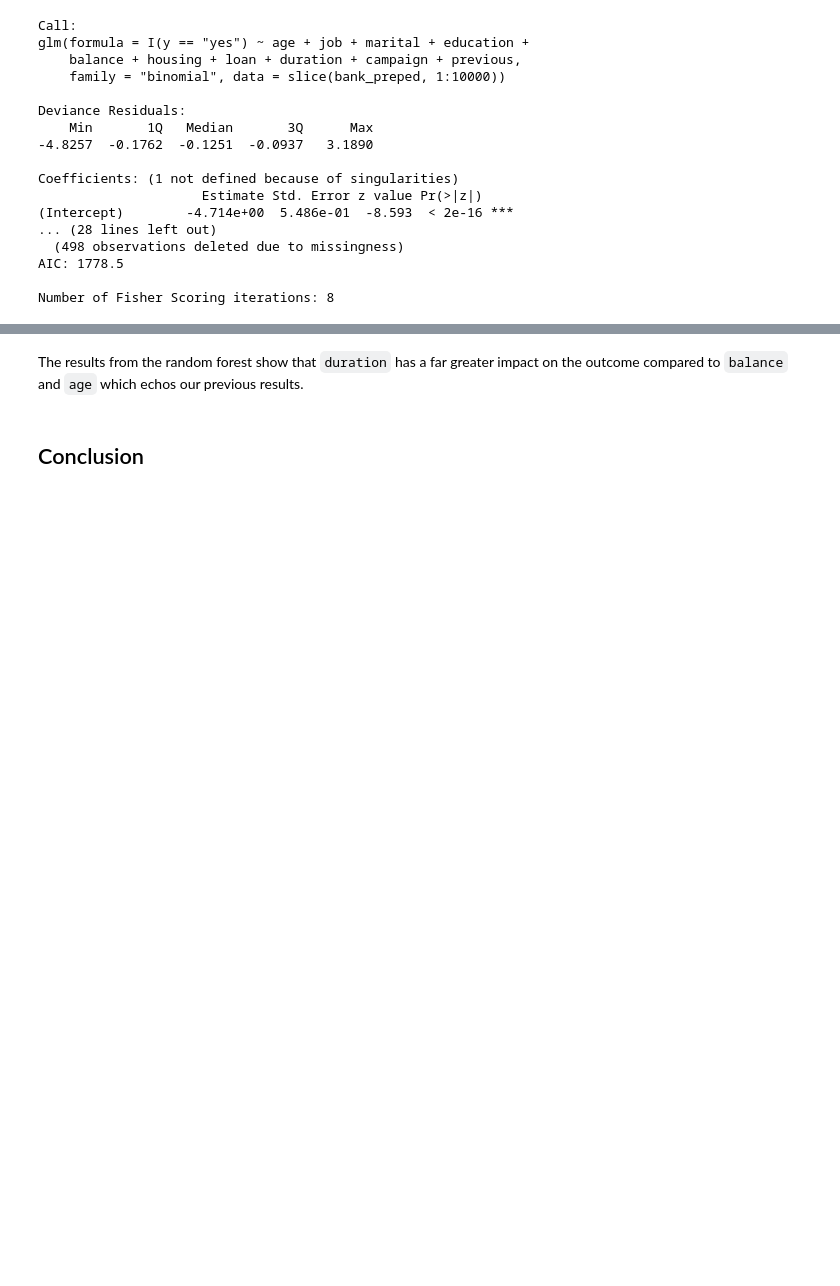
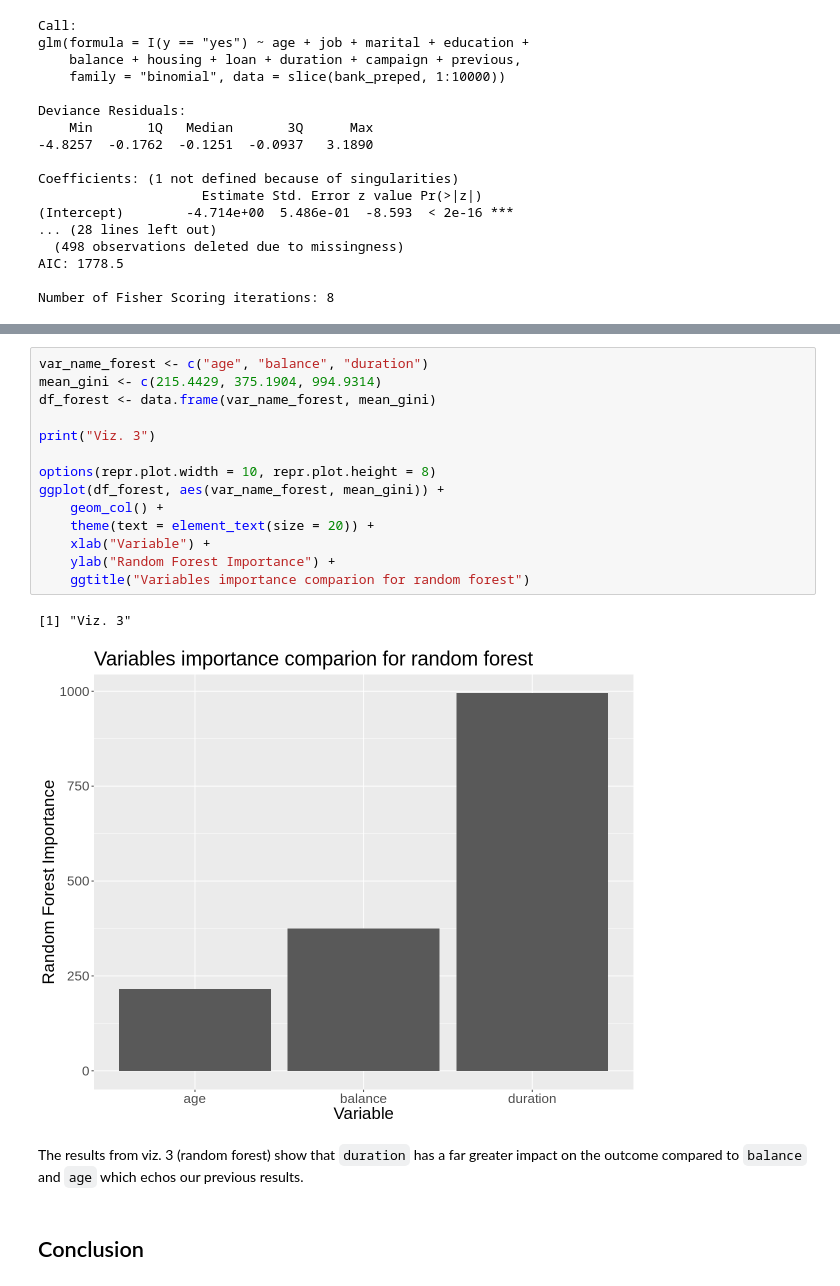
Before and after one commit to alexkhadr/Credit-Card-Project, a Jupyter notebook: report.ipynb, the cells around one changed output, grey strips where cells are left out. Saved outputs shown, nothing was run; the diff lists cells and outputs as text; blank space fills up the shorter version.

```diff
--- a/report.ipynb
+++ b/report.ipynb
@@ -565,5 +588,22 @@ A matrix: 3 × 1 of type dbl
+# %%
+var_name_forest <- c("age", "balance", "duration")
+mean_gini <- c(215.4429, 375.1904, 994.9314)
+df_forest <- data.frame(var_name_forest, mean_gini)
+
+print("Viz. 3")
+
+options(repr.plot.width = 10, repr.plot.height = 8)
+ggplot(df_forest, aes(var_name_forest, mean_gini)) +
+    geom_col() +
+    theme(text = element_text(size = 20)) +
+    xlab("Variable") +
+    ylab("Random Forest Importance") +
+    ggtitle("Variables importance comparion for random forest")
+# %% [output]
+[1] "Viz. 3"
+[figure, added]
 # %% [markdown]
-The results from the random forest show that `duration` has a far greater impact on the outcome compared to `balance` and `age` which echos our previous results.
+The results from viz. 3 (random forest) show that `duration` has a far greater impact on the outcome compared to `balance` and `age` which echos our previous results.
 # %% [markdown]
 ## Conclusion
 # %% [markdown]
```
Also changed, not shown: parts of 8 cells of this notebook.
